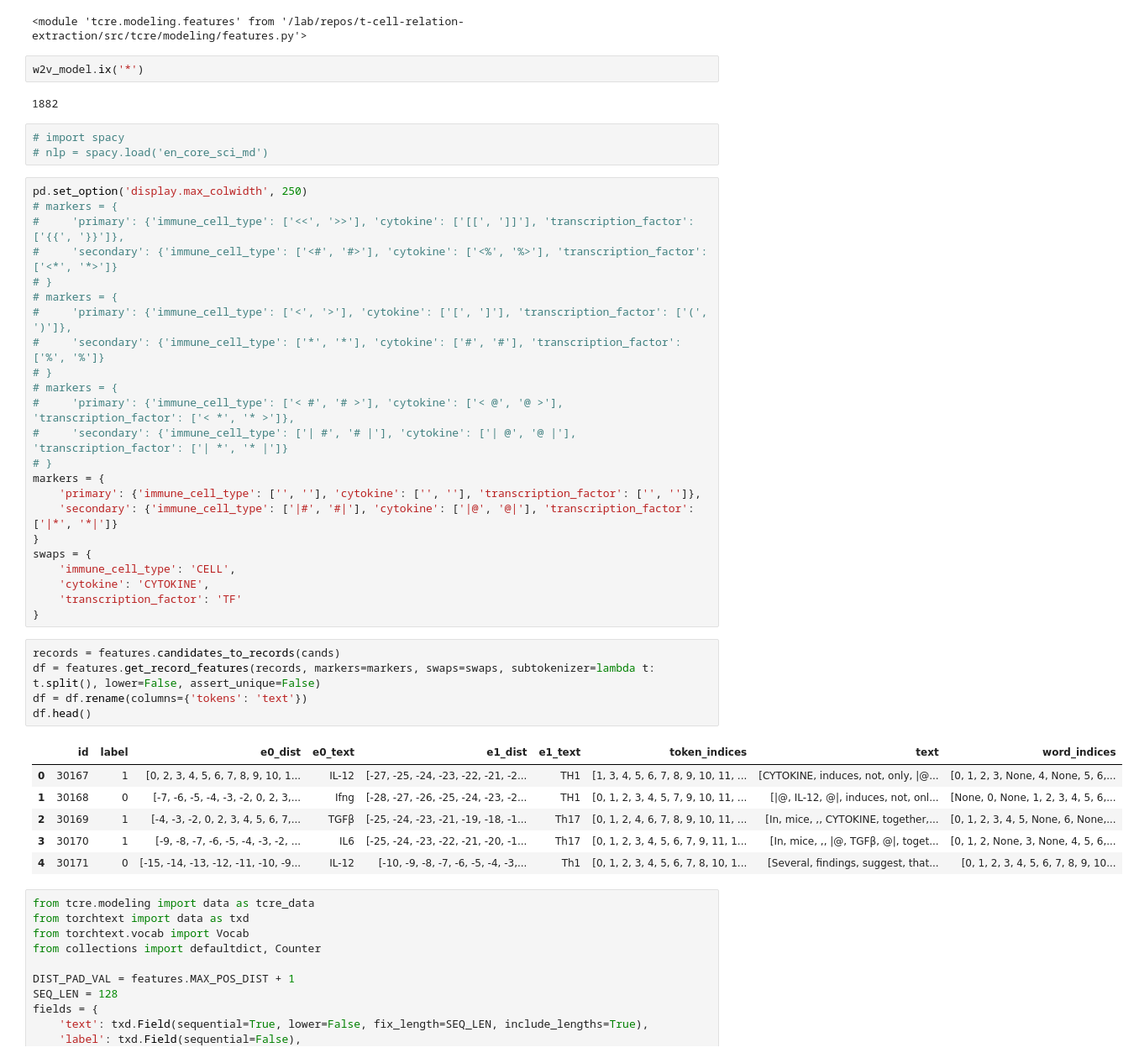
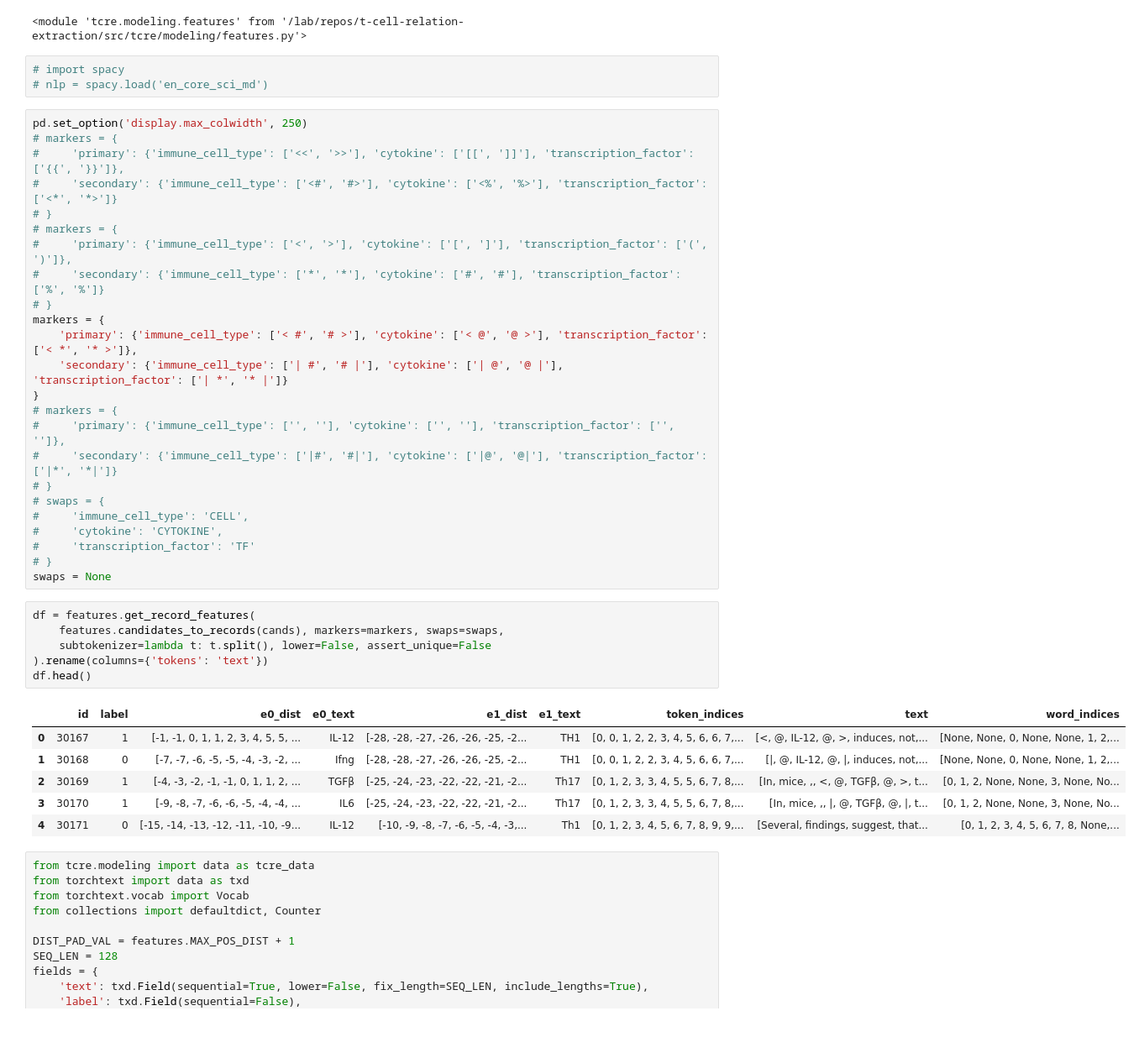
Before and after one commit to hammerlab/t-cell-relation-extraction, a Jupyter notebook: pipeline/experiments/label-model-training/label-model-training-v2.ipynb, the cells around one changed output. Shown at 84% size. Cells and saved outputs as stored; diff of their text form; blank space fills up the shorter version.

```diff
--- a/pipeline/experiments/label-model-training/label-model-training-v2.ipynb
+++ b/pipeline/experiments/label-model-training/label-model-training-v2.ipynb
@@ -24,10 +24,6 @@ import imp
 imp.reload(features)
 # %% [output]
 <module 'tcre.modeling.features' from '/lab/repos/t-cell-relation-extraction/src/tcre/modeling/features.py'>
-# %%
-w2v_model.ix('*')
-# %% [output]
-1882
 # %%
 # import spacy
 # nlp = spacy.load('en_core_sci_md')
@@ -41,31 +37,33 @@ pd.set_option('display.max_colwidth', 250)
 #     'primary': {'immune_cell_type': ['<', '>'], 'cytokine': ['[', ']'], 'transcription_factor': ['(', ')']},
 #     'secondary': {'immune_cell_type': ['*', '*'], 'cytokine': ['#', '#'], 'transcription_factor': ['%', '%']}
 # }
+markers = {
+    'primary': {'immune_cell_type': ['< #', '# >'], 'cytokine': ['< @', '@ >'], 'transcription_factor': ['< *', '* >']},
+    'secondary': {'immune_cell_type': ['| #', '# |'], 'cytokine': ['| @', '@ |'], 'transcription_factor': ['| *', '* |']}
+}
 # markers = {
-#     'primary': {'immune_cell_type': ['< #', '# >'], 'cytokine': ['< @', '@ >'], 'transcription_factor': ['< *', '* >']},
-#     'secondary': {'immune_cell_type': ['| #', '# |'], 'cytokine': ['| @', '@ |'], 'transcription_factor': ['| *', '* |']}
+#     'primary': {'immune_cell_type': ['', ''], 'cytokine': ['', ''], 'transcription_factor': ['', '']},
+#     'secondary': {'immune_cell_type': ['|#', '#|'], 'cytokine': ['|@', '@|'], 'transcription_factor': ['|*', '*|']}
 # }
-markers = {
-    'primary': {'immune_cell_type': ['', ''], 'cytokine': ['', ''], 'transcription_factor': ['', '']},
-    'secondary': {'immune_cell_type': ['|#', '#|'], 'cytokine': ['|@', '@|'], 'transcription_factor': ['|*', '*|']}
-}
-swaps = {
-    'immune_cell_type': 'CELL',
-    'cytokine': 'CYTOKINE',
-    'transcription_factor': 'TF'
-}
+# swaps = {
+#     'immune_cell_type': 'CELL',
+#     'cytokine': 'CYTOKINE',
+#     'transcription_factor': 'TF'
+# }
+swaps = None
 # %%
-records = features.candidates_to_records(cands)
-df = features.get_record_features(records, markers=markers, swaps=swaps, subtokenizer=lambda t: t.split(), lower=False, assert_unique=False)
-df = df.rename(columns={'tokens': 'text'})
+df = features.get_record_features(
+    features.candidates_to_records(cands), markers=markers, swaps=swaps,
+    subtokenizer=lambda t: t.split(), lower=False, assert_unique=False
+).rename(columns={'tokens': 'text'})
 df.head()
 # %% [output]
 |  | id | label | e0_dist | e0_text | e1_dist | e1_text | token_indices | text | word_indices |
-| 0 | 30167 | 1 | [0, 2, 3, 4, 5, 6, 7, 8, 9, 10, 1... | IL-12 | [-27, -25, -24, -23, -22, -21, -2... | TH1 | [1, 3, 4, 5, 6, 7, 8, 9, 10, 11, ... | [CYTOKINE, induces, not, only, |@... | [0, 1, 2, 3, None, 4, None, 5, 6,... |
-| 1 | 30168 | 0 | [-7, -6, -5, -4, -3, -2, 0, 2, 3,... | Ifng | [-28, -27, -26, -25, -24, -23, -2... | TH1 | [0, 1, 2, 3, 4, 5, 7, 9, 10, 11, ... | [|@, IL-12, @|, induces, not, onl... | [None, 0, None, 1, 2, 3, 4, 5, 6,... |
-| 2 | 30169 | 1 | [-4, -3, -2, 0, 2, 3, 4, 5, 6, 7,... | TGFβ | [-25, -24, -23, -21, -19, -18, -1... | Th17 | [0, 1, 2, 4, 6, 7, 8, 9, 10, 11, ... | [In, mice, ,, CYTOKINE, together,... | [0, 1, 2, 3, 4, 5, None, 6, None,... |
-| 3 | 30170 | 1 | [-9, -8, -7, -6, -5, -4, -3, -2, ... | IL6 | [-25, -24, -23, -22, -21, -20, -1... | Th17 | [0, 1, 2, 3, 4, 5, 6, 7, 9, 11, 1... | [In, mice, ,, |@, TGFβ, @|, toget... | [0, 1, 2, None, 3, None, 4, 5, 6,... |
-| 4 | 30171 | 0 | [-15, -14, -13, -12, -11, -10, -9... | IL-12 | [-10, -9, -8, -7, -6, -5, -4, -3,... | Th1 | [0, 1, 2, 3, 4, 5, 6, 7, 8, 10, 1... | [Several, findings, suggest, that... | [0, 1, 2, 3, 4, 5, 6, 7, 8, 9, 10... |
+| 0 | 30167 | 1 | [-1, -1, 0, 1, 1, 2, 3, 4, 5, 5, ... | IL-12 | [-28, -28, -27, -26, -26, -25, -2... | TH1 | [0, 0, 1, 2, 2, 3, 4, 5, 6, 6, 7,... | [<, @, IL-12, @, >, induces, not,... | [None, None, 0, None, None, 1, 2,... |
+| 1 | 30168 | 0 | [-7, -7, -6, -5, -5, -4, -3, -2, ... | Ifng | [-28, -28, -27, -26, -26, -25, -2... | TH1 | [0, 0, 1, 2, 2, 3, 4, 5, 6, 6, 7,... | [|, @, IL-12, @, |, induces, not,... | [None, None, 0, None, None, 1, 2,... |
+| 2 | 30169 | 1 | [-4, -3, -2, -1, -1, 0, 1, 1, 2, ... | TGFβ | [-25, -24, -23, -22, -22, -21, -2... | Th17 | [0, 1, 2, 3, 3, 4, 5, 5, 6, 7, 8,... | [In, mice, ,, <, @, TGFβ, @, >, t... | [0, 1, 2, None, None, 3, None, No... |
+| 3 | 30170 | 1 | [-9, -8, -7, -6, -6, -5, -4, -4, ... | IL6 | [-25, -24, -23, -22, -22, -21, -2... | Th17 | [0, 1, 2, 3, 3, 4, 5, 5, 6, 7, 8,... | [In, mice, ,, |, @, TGFβ, @, |, t... | [0, 1, 2, None, None, 3, None, No... |
+| 4 | 30171 | 0 | [-15, -14, -13, -12, -11, -10, -9... | IL-12 | [-10, -9, -8, -7, -6, -5, -4, -3,... | Th1 | [0, 1, 2, 3, 4, 5, 6, 7, 8, 9, 9,... | [Several, findings, suggest, that... | [0, 1, 2, 3, 4, 5, 6, 7, 8, None,... |
 # %%
 from tcre.modeling import data as tcre_data
 from torchtext import data as txd
```
Also changed, not shown: 1 other file.
